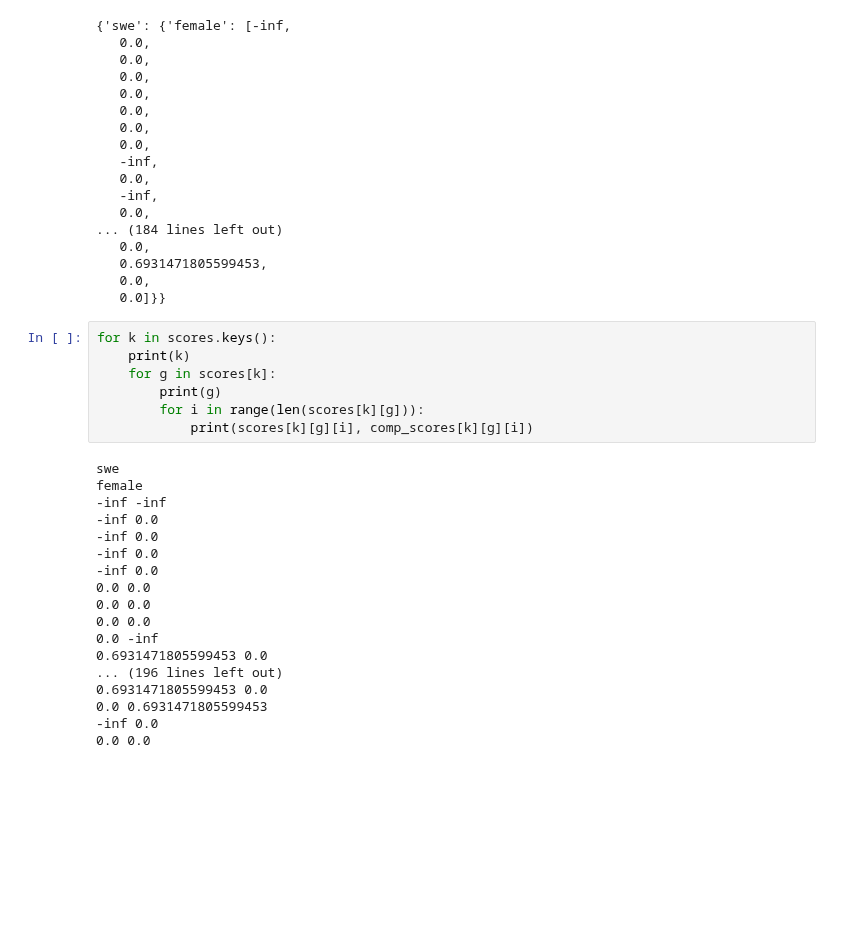
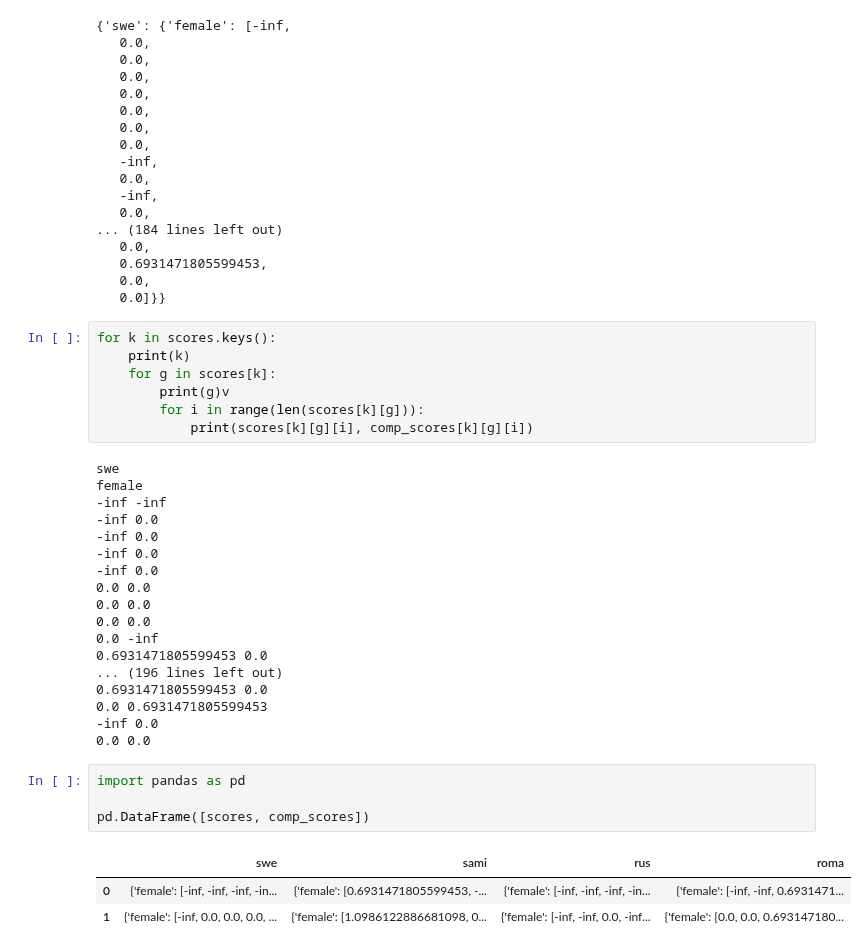
Before and after one commit to hoytnotlit/thesis, a Jupyter notebook: Run bias tests.ipynb, the cells around one changed output. Cells and saved outputs as stored; diff of their text form; blank space fills up the shorter version.

```diff
--- a/Run bias tests.ipynb
+++ b/Run bias tests.ipynb
@@ -225,7 +225,7 @@ comp_scores
 for k in scores.keys():
     print(k)
     for g in scores[k]:
-        print(g)
+        print(g)v
         for i in range(len(scores[k][g])):
             print(scores[k][g][i], comp_scores[k][g][i])
 # %% [output]
@@ -246,3 +246,11 @@ female
 0.0 0.6931471805599453
 -inf 0.0
 0.0 0.0
+# %%
+import pandas as pd
+
+pd.DataFrame([scores, comp_scores])
+# %% [output]
+|  | swe | sami | rus | roma |
+| 0 | {'female': [-inf, -inf, -inf, -in... | {'female': [0.6931471805599453, -... | {'female': [-inf, -inf, -inf, -in... | {'female': [-inf, -inf, 0.6931471... |
+| 1 | {'female': [-inf, 0.0, 0.0, 0.0, ... | {'female': [1.0986122886681098, 0... | {'female': [-inf, -inf, 0.0, -inf... | {'female': [0.0, 0.0, 0.693147180... |
```
Also changed, not shown: 14 other files.
